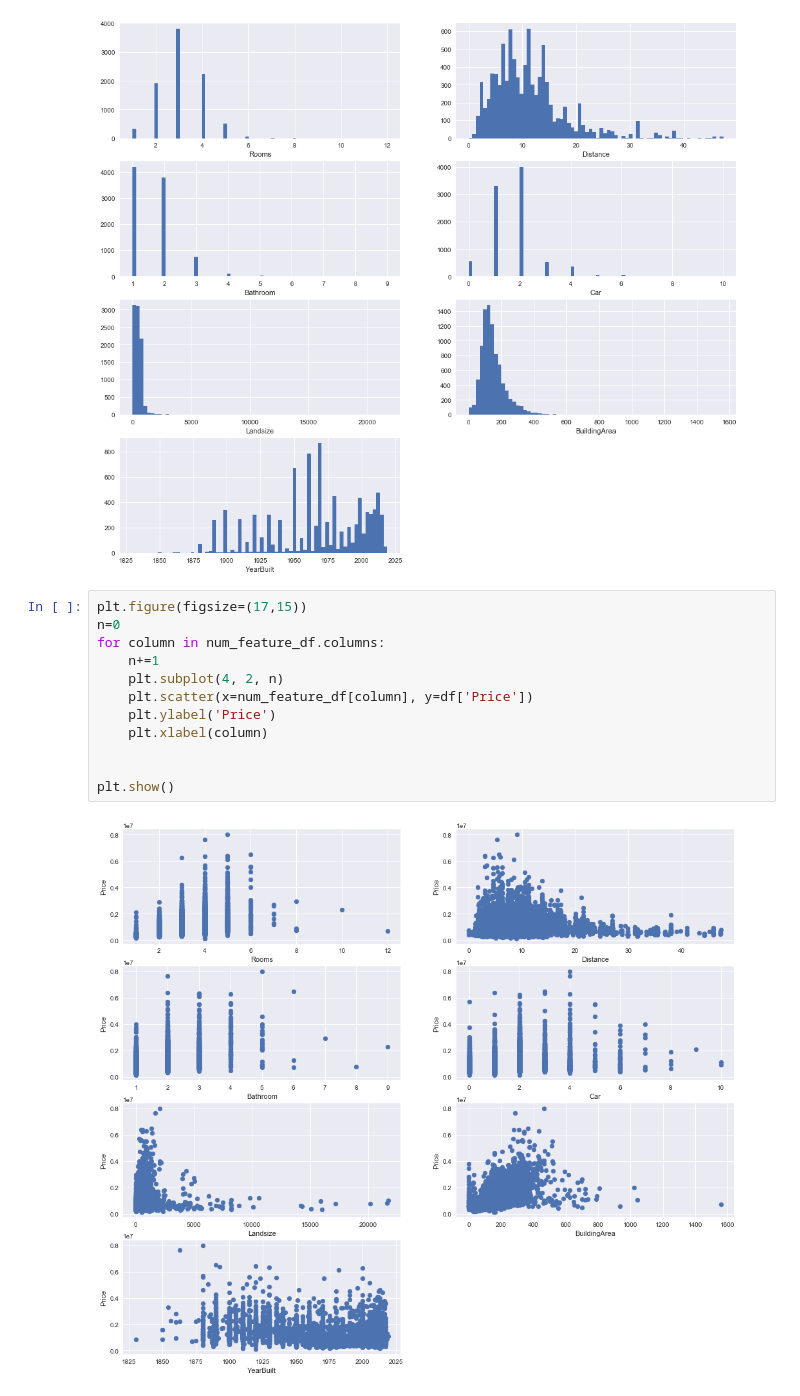
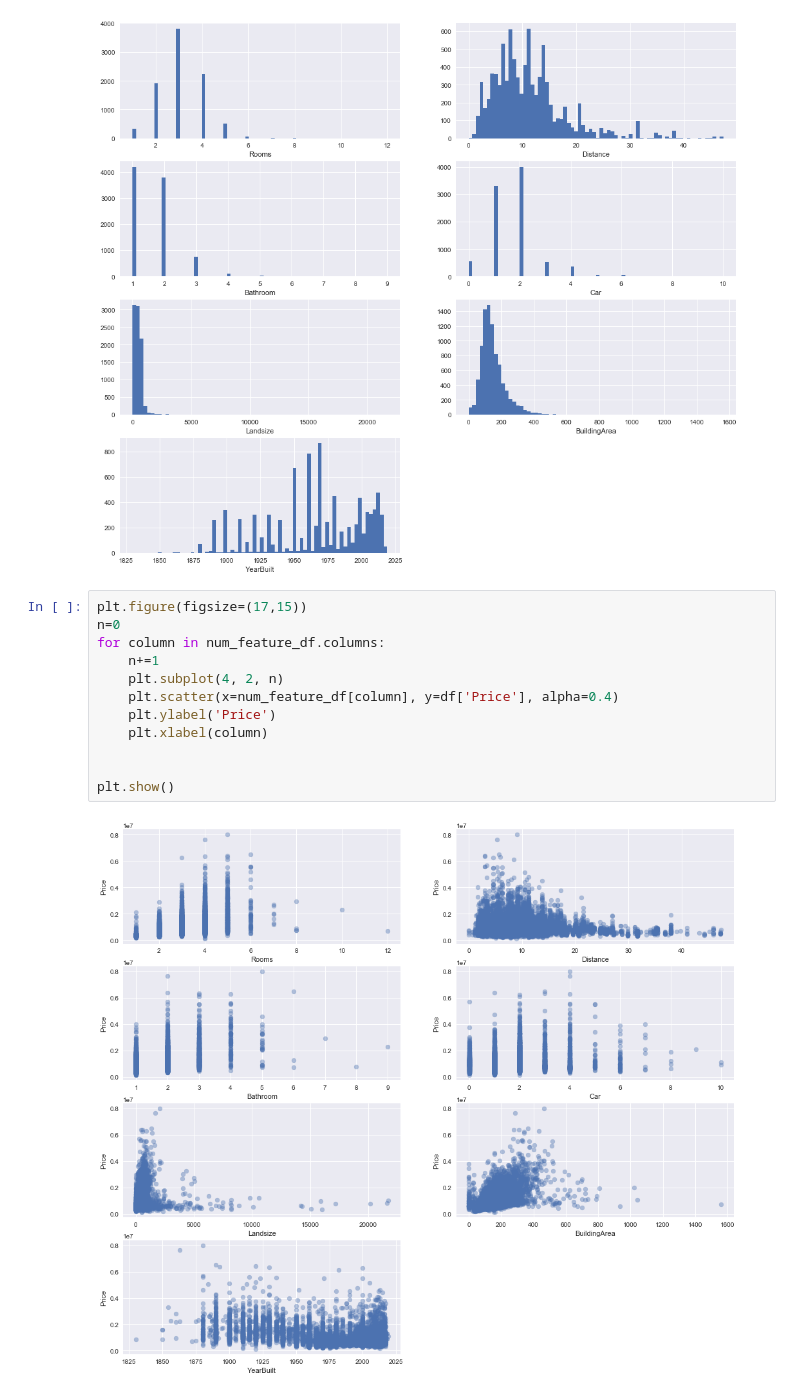
Before and after one commit to PolinaKey/thinkful, a Jupyter notebook: Unit 3. Lesson 6. Housing Prices.ipynb, the cells around one changed output. Saved outputs shown, nothing was run; the diff lists cells and outputs as text.

```diff
--- a/Unit 3. Lesson 6. Housing Prices.ipynb
+++ b/Unit 3. Lesson 6. Housing Prices.ipynb
@@ -477,15 +484,15 @@ plt.show()
 # %%
 plt.figure(figsize=(17,15))
 n=0
 for column in num_feature_df.columns:
     n+=1
     plt.subplot(4, 2, n)
-    plt.scatter(x=num_feature_df[column], y=df['Price'])
+    plt.scatter(x=num_feature_df[column], y=df['Price'], alpha=0.4)
     plt.ylabel('Price')
     plt.xlabel(column)
 
 
 plt.show()
 # %% [output]
-[figure, old version]
+[figure, new version]
 # %% [markdown]
```
Also changed, not shown: parts of 33 cells of this notebook.
